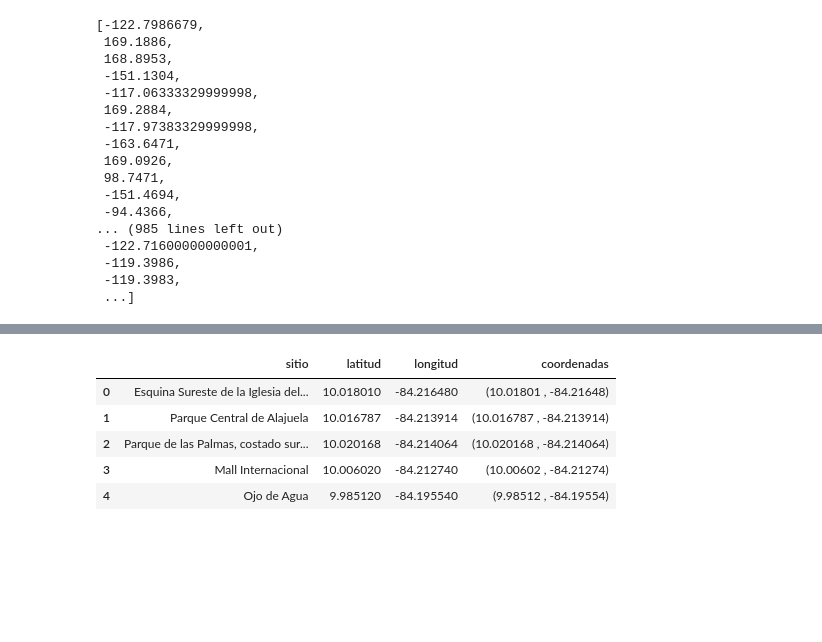
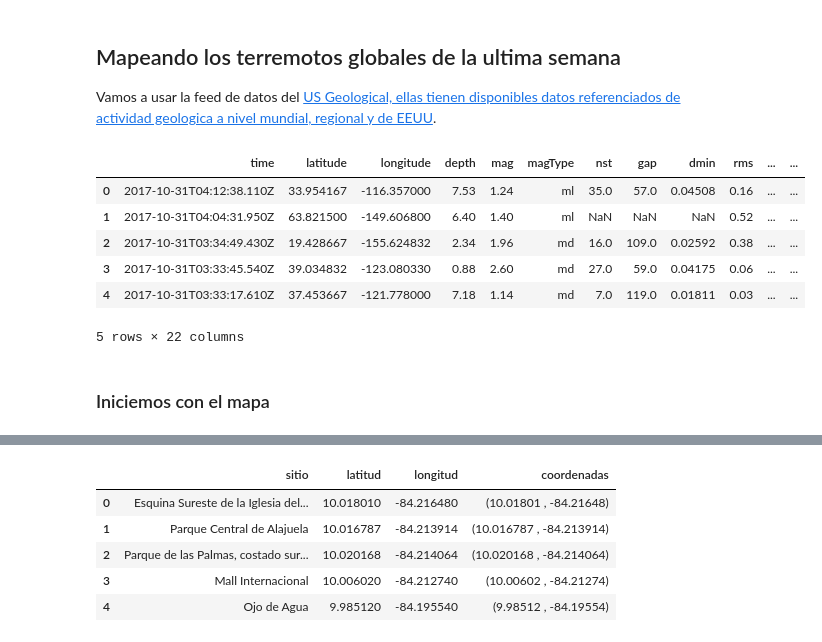
Before and after one commit to tian2992/notebooks_dateros, a Jupyter notebook: 04-basemap/04-mapas.ipynb, the cells around one changed output, grey strips where cells are left out. Saved outputs shown, nothing was run; the diff lists cells and outputs as text; code cells hidden in the pictures; blank space fills up the shorter version.

```diff
--- a/04-basemap/04-mapas.ipynb
+++ b/04-basemap/04-mapas.ipynb
@@ -43,4 +61,7 @@ import seaborn as sns
 sns.set(style="white", color_codes=True)
 
 %matplotlib inline
+# %% [markdown]
+## Mapeando los terremotos globales de la ultima semana
+Vamos a usar la feed de datos del [US Geological, ellas tienen disponibles datos referenciados de actividad geologica a nivel mundial, regional y de EEUU](https://earthquake.usgs.gov/earthquakes/feed/v1.0/).
 # %%
@@ -51,22 +71,14 @@ quakes = pd.read_csv("http://earthquake.usgs.gov/earthquakes/feed/v1.0/summary/1
 lats, lons = list(quakes['latitude']), list(quakes['longitude'])
-# %%
-lons
-# %% [output]
-[-122.7986679,
- 169.1886,
- 168.8953,
- -151.1304,
- -117.06333329999998,
- 169.2884,
- -117.97383329999998,
- -163.6471,
- 169.0926,
- 98.7471,
- -151.4694,
- -94.4366,
-... (985 lines left out)
- -122.71600000000001,
- -119.3986,
- -119.3983,
- ...]
+# %%
+quakes.head()
+# %% [output]
+|  | time | latitude | longitude | depth | mag | magType | nst | gap | dmin | rms | ... | ... |
+| 0 | 2017-10-31T04:12:38.110Z | 33.954167 | -116.357000 | 7.53 | 1.24 | ml | 35.0 | 57.0 | 0.04508 | 0.16 | ... | ... |
+| 1 | 2017-10-31T04:04:31.950Z | 63.821500 | -149.606800 | 6.40 | 1.40 | ml | NaN | NaN | NaN | 0.52 | ... | ... |
+| 2 | 2017-10-31T03:34:49.430Z | 19.428667 | -155.624832 | 2.34 | 1.96 | md | 16.0 | 109.0 | 0.02592 | 0.38 | ... | ... |
+| 3 | 2017-10-31T03:33:45.540Z | 39.034832 | -123.080330 | 0.88 | 2.60 | md | 27.0 | 59.0 | 0.04175 | 0.06 | ... | ... |
+| 4 | 2017-10-31T03:33:17.610Z | 37.453667 | -121.778000 | 7.18 | 1.14 | md | 7.0 | 119.0 | 0.01811 | 0.03 | ... | ... |
+5 rows × 22 columns
+# %% [markdown]
+### Iniciemos con el mapa
 # %%
```
Also changed, not shown: parts of 8 cells of this notebook.
